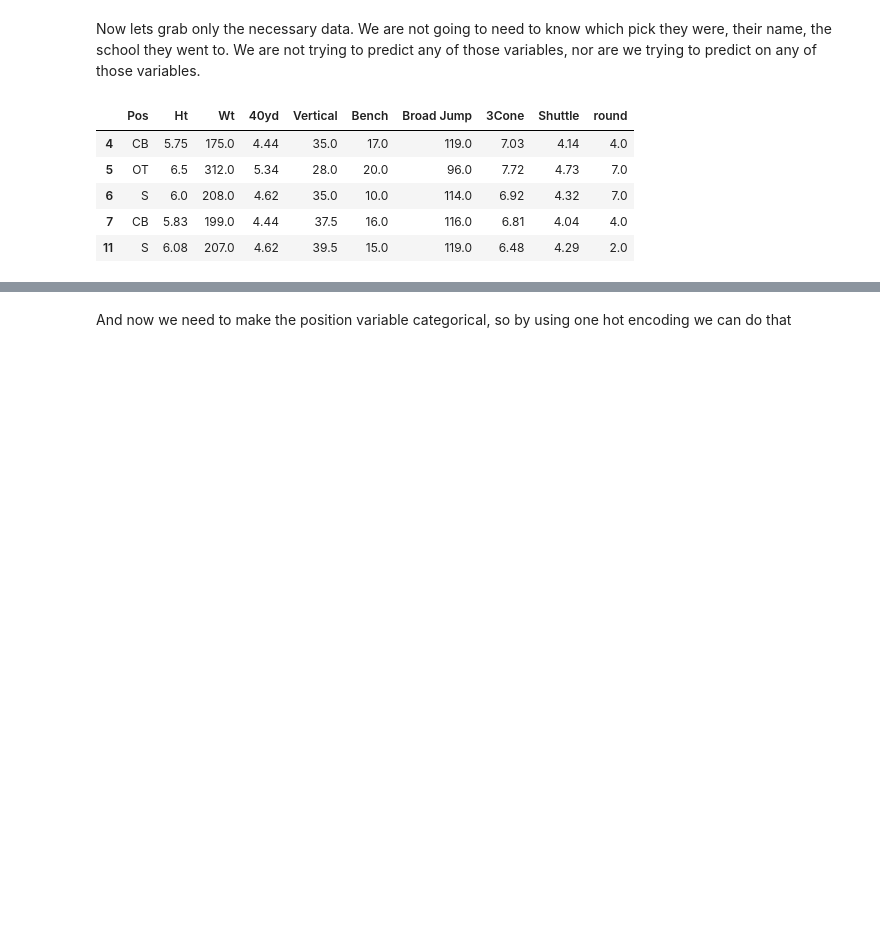
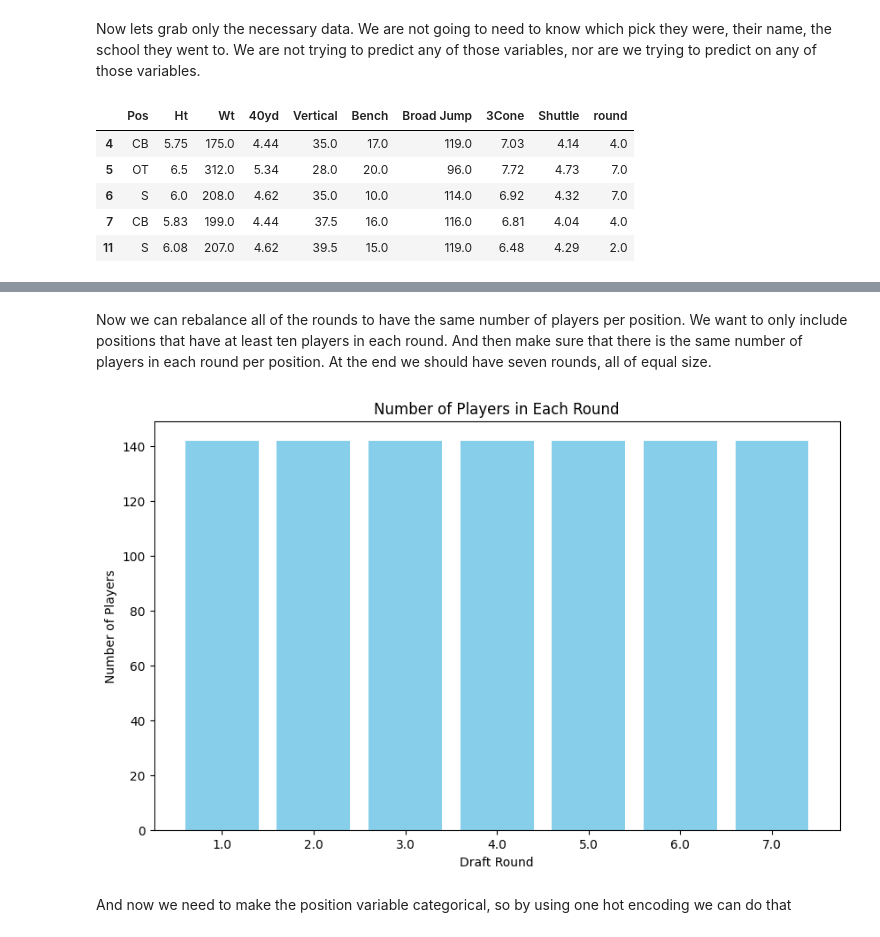
Before and after one commit to mcdonaldpmsoe/CSC2621-Final, a Jupyter notebook: main.ipynb, the cells around one changed output, grey strips where cells are left out. Drawn from its saved outputs; the diff is of its cells as text; code cells hidden in the pictures; blank space fills up the shorter version.

```diff
--- a/main.ipynb
+++ b/main.ipynb
@@ -171,0 +200,2 @@ final_combine_data.head()
+# %% [markdown]
+Now we can rebalance all of the rounds to have the same number of players per position. We want to only include positions that have at least ten players in each round. And then make sure that there is the same number of players in each round per position. At the end we should have seven rounds, all of equal size.
@@ -172,3 +215,15 @@ final_combine_data.head()
+# %%
+round_counts = final_combine_data['round'].value_counts().sort_index()
+
+# Create a bar plot
+plt.figure(figsize=(10, 6))
+plt.bar(round_counts.index.astype(str), round_counts.values, color='skyblue')
+plt.xlabel('Draft Round')
+plt.ylabel('Number of Players')
+plt.title('Number of Players in Each Round')
+plt.show()
+# %% [output]
+[figure, added]
 # %% [markdown]
 And now we need to make the position variable categorical, so by using one hot encoding we can do that
 # %%
```
Also changed, not shown: parts of 11 cells of this notebook.
